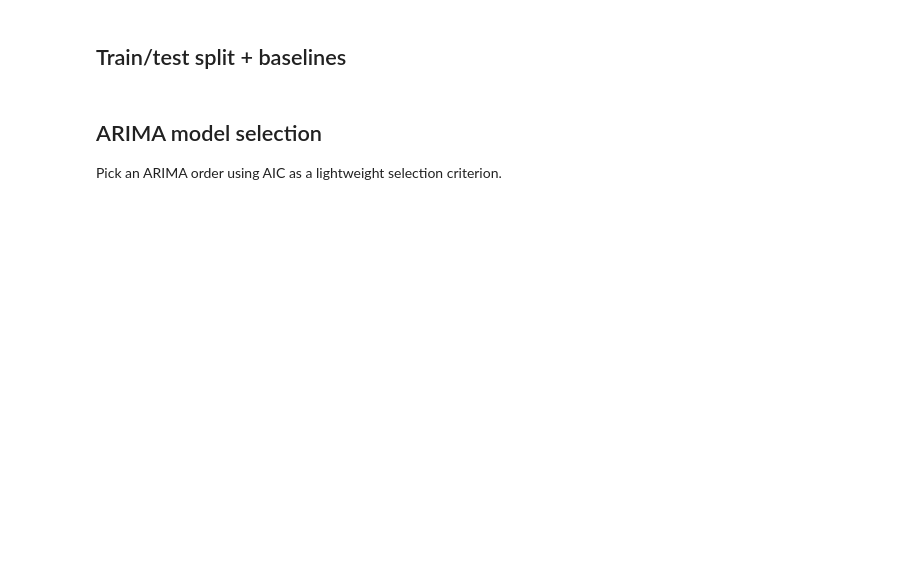
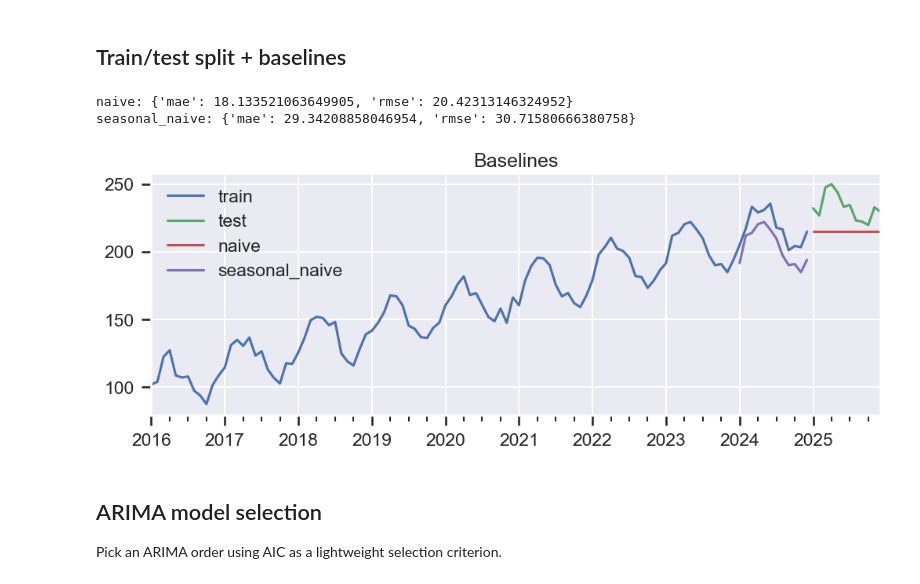
Before and after one commit to Brainfeed-1996/advanced-ml-mastery-collection, a Jupyter notebook: 07-Time-Series/ARIMA-Sales-Forecasting.ipynb, the cells around one changed output. Saved outputs shown, nothing was run; the diff lists cells and outputs as text; code cells hidden in the pictures; blank space fills up the shorter version.

```diff
--- a/07-Time-Series/ARIMA-Sales-Forecasting.ipynb
+++ b/07-Time-Series/ARIMA-Sales-Forecasting.ipynb
@@ -73,32 +84,36 @@ plt.show()
 # %%
 from sklearn.metrics import mean_absolute_error, mean_squared_error
 
 h = 12
 train = ts.iloc[:-h]
 test = ts.iloc[-h:]
 
 # Naive baseline (last value)
 naive = pd.Series([train.iloc[-1]]*h, index=test.index)
 # Seasonal naive baseline
 seasonal_naive = train.shift(12).iloc[-h:]
 
 def metrics(y_true, y_pred):
     return {
         'mae': mean_absolute_error(y_true, y_pred),
-        'rmse': mean_squared_error(y_true, y_pred, squared=False),
+        'rmse': (mean_squared_error(y_true, y_pred) ** 0.5),
     }
 
 print('naive:', metrics(test, naive))
 print('seasonal_naive:', metrics(test, seasonal_naive))
 
 plt.figure(figsize=(12,4))
 train.plot(label='train')
 test.plot(label='test')
 naive.plot(label='naive')
 seasonal_naive.plot(label='seasonal_naive')
 plt.legend()
 plt.title('Baselines')
 plt.show()
+# %% [output]
+naive: {'mae': 18.133521063649905, 'rmse': 20.42313146324952}
+seasonal_naive: {'mae': 29.34208858046954, 'rmse': 30.71580666380758}
+[figure, added]
 # %% [markdown]
 ## ARIMA model selection
 
```
Also changed, not shown: parts of 4 cells of this notebook, 2 other files.
